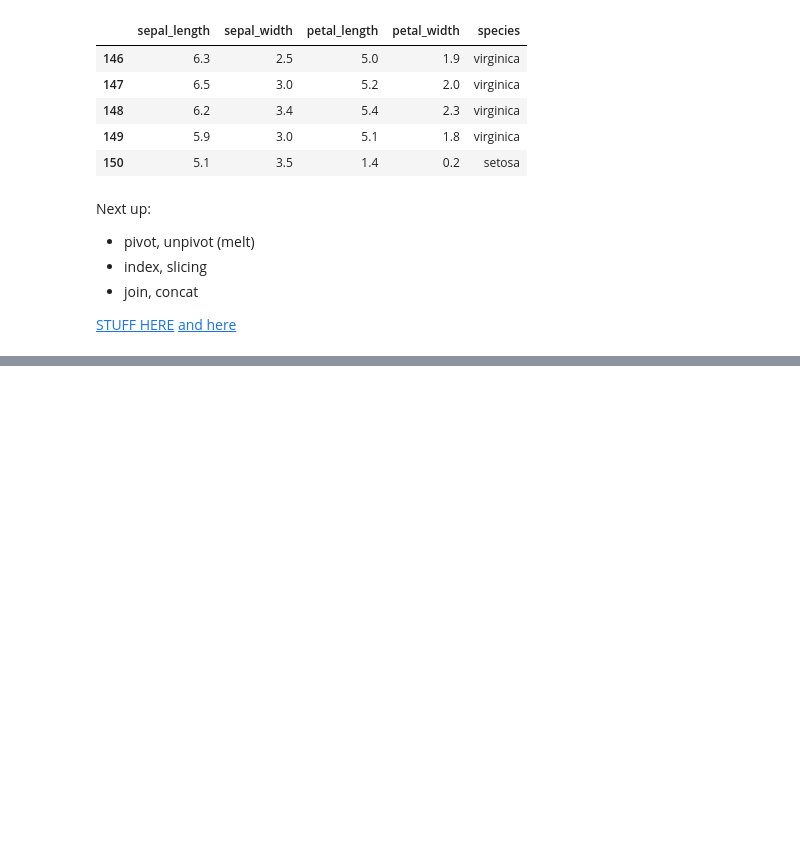
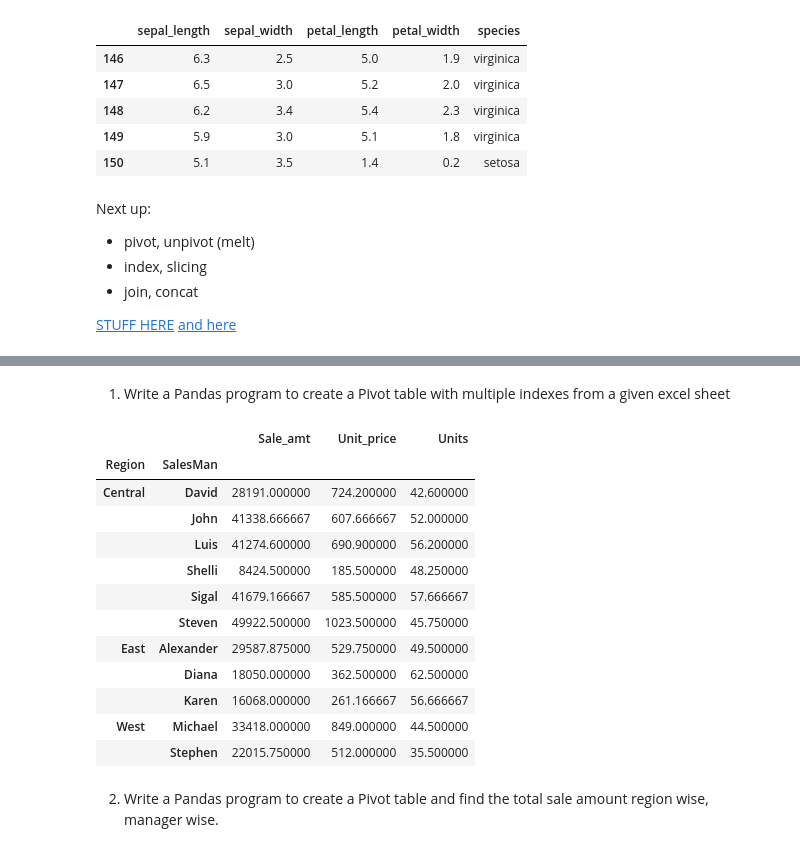
Before and after one commit to tanviranjan2212/learning-pytorch, a Jupyter notebook: pandas/Pandas_practice.ipynb, the cells around one changed output, grey strips where cells are left out. Drawn from its saved outputs; the diff is of its cells as text; code cells hidden in the pictures; blank space fills up the shorter version.

```diff
--- a/pandas/Pandas_practice.ipynb
+++ b/pandas/Pandas_practice.ipynb
@@ -57,0 +208,3 @@ Next up:
+# %%
+df = pd.read_excel('SaleData.xlsx')
+df.head()
@@ -57,0 +218,20 @@ Next up:
+# %% [markdown]
+1. Write a Pandas program to create a Pivot table with multiple indexes from a given excel sheet
+# %%
+pd.pivot_table(df,index=['Region','SalesMan'])
+# %% [output]
+|  |  | Sale_amt | Unit_price | Units |
+| Region | SalesMan |  |  |  |
+| Central | David | 28191.000000 | 724.200000 | 42.600000 |
+|  | John | 41338.666667 | 607.666667 | 52.000000 |
+|  | Luis | 41274.600000 | 690.900000 | 56.200000 |
+|  | Shelli | 8424.500000 | 185.500000 | 48.250000 |
+|  | Sigal | 41679.166667 | 585.500000 | 57.666667 |
+|  | Steven | 49922.500000 | 1023.500000 | 45.750000 |
+| East | Alexander | 29587.875000 | 529.750000 | 49.500000 |
+|  | Diana | 18050.000000 | 362.500000 | 62.500000 |
+|  | Karen | 16068.000000 | 261.166667 | 56.666667 |
+| West | Michael | 33418.000000 | 849.000000 | 44.500000 |
+|  | Stephen | 22015.750000 | 512.000000 | 35.500000 |
+# %% [markdown]
+2. Write a Pandas program to create a Pivot table and find the total sale amount region wise, manager wise.
```
Also changed, not shown: parts of 58 cells of this notebook, 1 other file.
